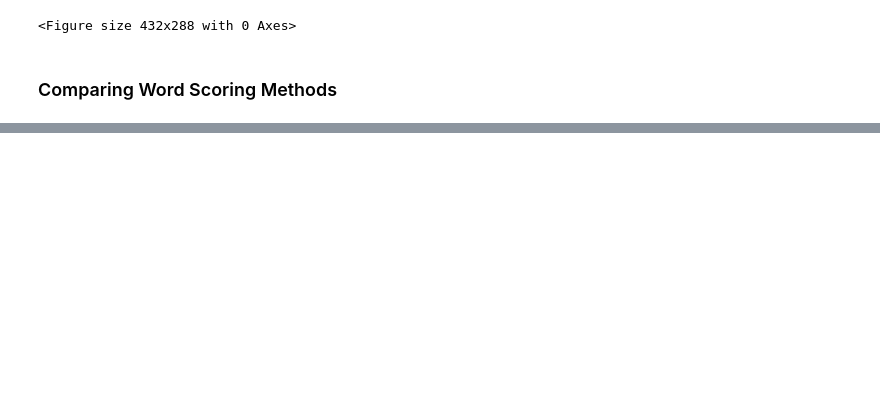
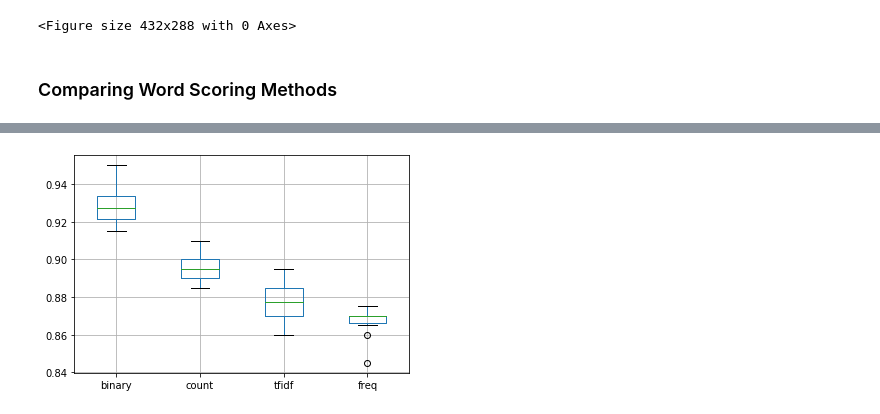
Before and after one commit to rahiakela/deep-learning-for-nlp-by-jason-brownlee, a Jupyter notebook: 2_developing_neural_bag_of_words_model_for_sentiment_analysis.ipynb, the cells around one changed output, grey strips where cells are left out. Saved outputs shown, nothing was run; the diff lists cells and outputs as text; code cells hidden in the pictures; blank space fills up the shorter version.

```diff
--- a/2_developing_neural_bag_of_words_model_for_sentiment_analysis.ipynb
+++ b/2_developing_neural_bag_of_words_model_for_sentiment_analysis.ipynb
@@ -659,0 +704,67 @@ plt.show()
+# %%
+from pandas import DataFrame
+
+# evaluate a neural network model
+def evaluate_model(Xtrain, ytrain, Xtest, ytest):
+  scores = list()
+  n_repeats = 10
+  print(Xtest.shape)
+  n_words = Xtest.shape[1]
+
+  for i in range(n_repeats):
+    # define network
+    model = define_model(n_words)
+    # fit network
+    model.fit(Xtrain, ytrain, epochs=10, verbose=0)
+    # evaluate the model
+    _, acc = model.evaluate(Xtest, ytest, verbose=0)
+    scores.append(acc)
+    print(f'{str(i + 1)} accuracy: {str(acc)}')
+  return scores
+
+# prepare bag of words encoding of docs
+def prepare_data(train_docs, test_docs, mode):
+  # create the tokenizer
+  tokenizer = Tokenizer()
+  # fit the tokenizer on the documents
+  tokenizer.fit_on_texts(train_docs)
+  # encode training data set
+  Xtrain = tokenizer.texts_to_matrix(train_docs, mode=mode)
+  # encode test data set
+  Xtest = tokenizer.texts_to_matrix(test_docs, mode=mode)
+
+  return Xtrain, Xtest
+
+# load the vocabulary
+vocab_filename = 'vocab.txt'
+vocab = load_doc(vocab_filename)
+vocab = set(vocab.split())
+
+# load all reviews
+train_docs, ytrain = load_clean_dataset(vocab, True)
+test_docs, ytest = load_clean_dataset(vocab, False)
+# convert array to numpy array
+ytrain = np.array(ytrain)
+ytest = np.array(ytest)
+
+# run experiment
+modes = ['binary', 'count', 'tfidf', 'freq']
+results = DataFrame()
+for mode in modes:
+  # prepare data for mode
+  Xtrain, Xtest = prepare_data(train_docs, test_docs, mode)
+  print(Xtrain.shape, Xtest.shape)
+  # convert array to numpy array
+  Xtrain = np.array(Xtrain)
+  Xtest = np.array(Xtest)
+  print(Xtrain.shape, Xtest.shape)
+  # evaluate model on data for mode
+  results[mode] = evaluate_model(Xtrain, ytrain, Xtest, ytest)
+
+# summarize results
+print(results.describe())
+
+# plot results
+results.boxplot()
+plt.show()
+# %% [output]
@@ -659,0 +788 @@ plt.show()
+[figure, added]
```
Also changed, not shown: parts of 10 cells of this notebook.
